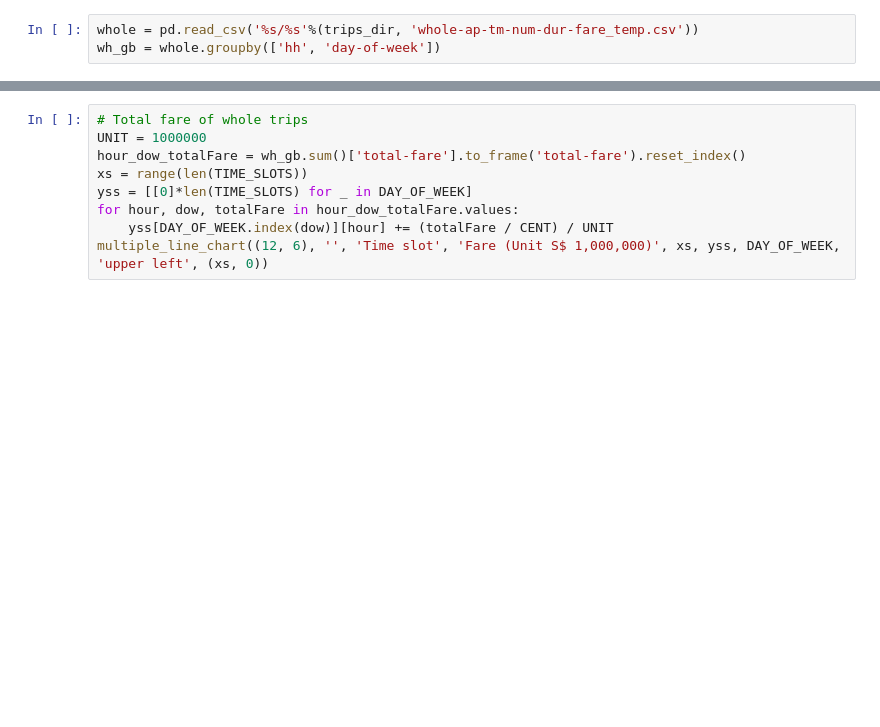
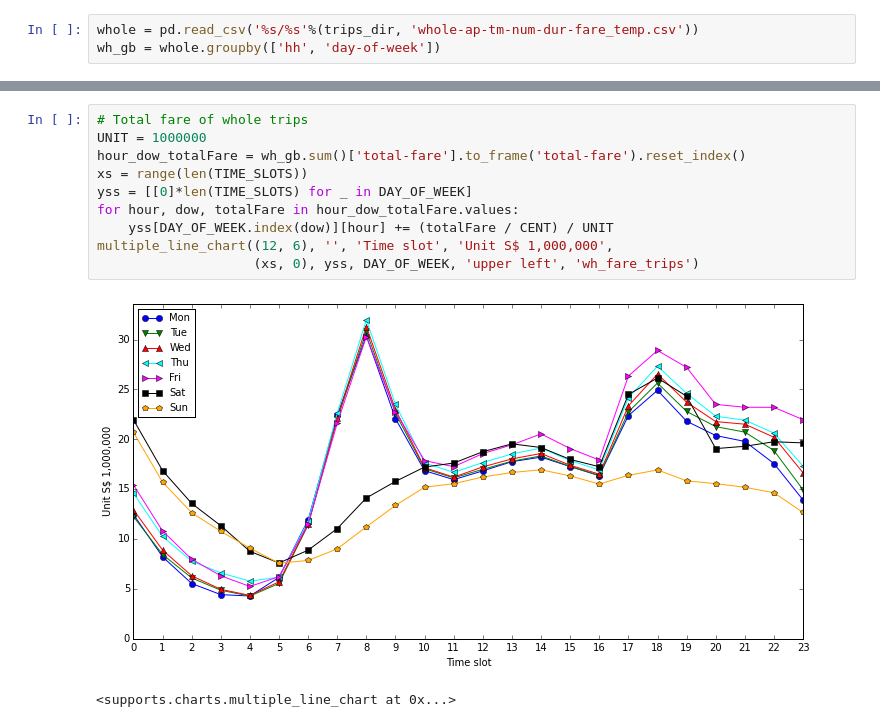
Before and after one commit to jerryhan88/workspace_SMU, a Jupyter notebook: taxi_py/analysis/basic_statistics_whole.ipynb, the cells around one changed output, grey strips where cells are left out. Drawn from its saved outputs; the diff is of its cells as text; blank space fills up the shorter version.

```diff
--- a/taxi_py/analysis/basic_statistics_whole.ipynb
+++ b/taxi_py/analysis/basic_statistics_whole.ipynb
@@ -29,9 +34,13 @@ multiple_line_chart((12, 6), '', 'Time slot', 'Number of trips (Unit 1,000)', xs
 # %%
 # Total fare of whole trips
 UNIT = 1000000
 hour_dow_totalFare = wh_gb.sum()['total-fare'].to_frame('total-fare').reset_index()
 xs = range(len(TIME_SLOTS))
 yss = [[0]*len(TIME_SLOTS) for _ in DAY_OF_WEEK]
 for hour, dow, totalFare in hour_dow_totalFare.values:
     yss[DAY_OF_WEEK.index(dow)][hour] += (totalFare / CENT) / UNIT
-multiple_line_chart((12, 6), '', 'Time slot', 'Fare (Unit S$ 1,000,000)', xs, yss, DAY_OF_WEEK, 'upper left', (xs, 0))
+multiple_line_chart((12, 6), '', 'Time slot', 'Unit S$ 1,000,000',
+                    (xs, 0), yss, DAY_OF_WEEK, 'upper left', 'wh_fare_trips')
+# %% [output]
+[figure, added]
+<supports.charts.multiple_line_chart at 0x...>
```
Also changed, not shown: parts of 2 cells of this notebook, 10 other files.
